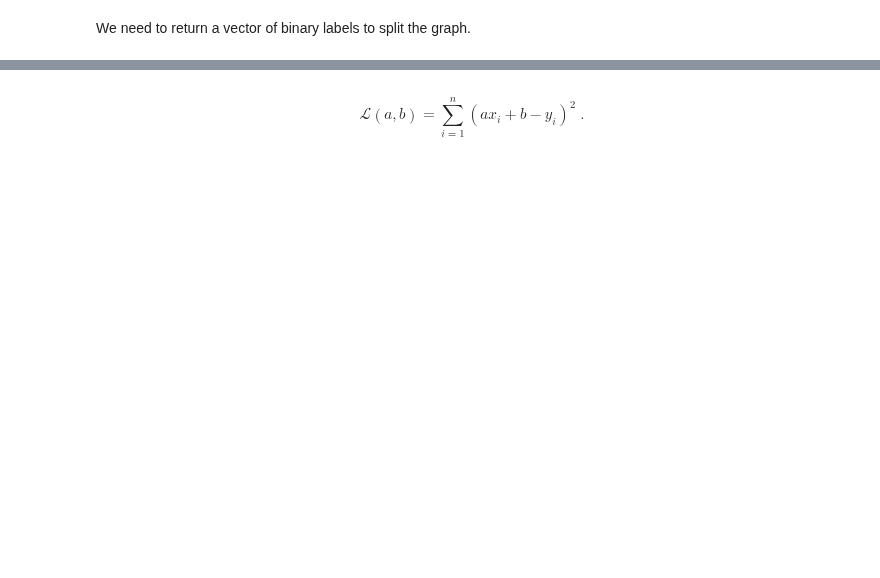
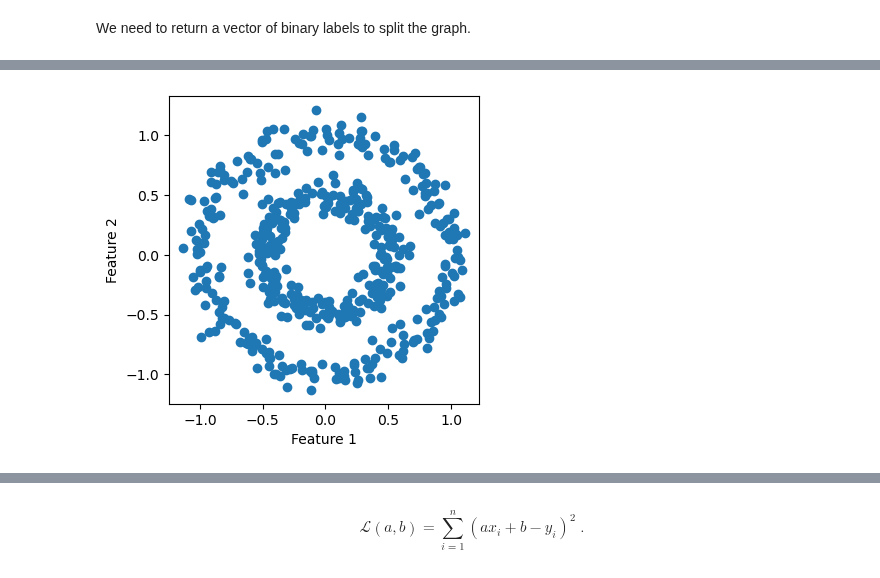
Before and after one commit to Xianzhiwang1/CS0451-page-site, a Jupyter notebook: posts/my-blog-post-06-unsupervised-learning/index.ipynb, the cells around one changed output, grey strips where cells are left out. Drawn from its saved outputs; the diff is of its cells as text; code cells hidden in the pictures; blank space fills up the shorter version.

```diff
--- a/posts/my-blog-post-06-unsupervised-learning/index.ipynb
+++ b/posts/my-blog-post-06-unsupervised-learning/index.ipynb
@@ -28,0 +50,11 @@ nx.draw(G, layout,
+# %%
+np.random.seed(42)
+
+n = 500
+X, y = make_circles(n_samples=n, shuffle=True, noise=0.07, random_state=None, factor = 0.5)
+
+fig, ax = plt.subplots(1, figsize = (4, 4))
+a = ax.scatter(X[:, 0], X[:, 1])
+a = ax.set(xlabel = "Feature 1", ylabel = "Feature 2")
+# %% [output]
+[figure, added]
```
Also changed, not shown: parts of 15 cells of this notebook, 16 other files.
